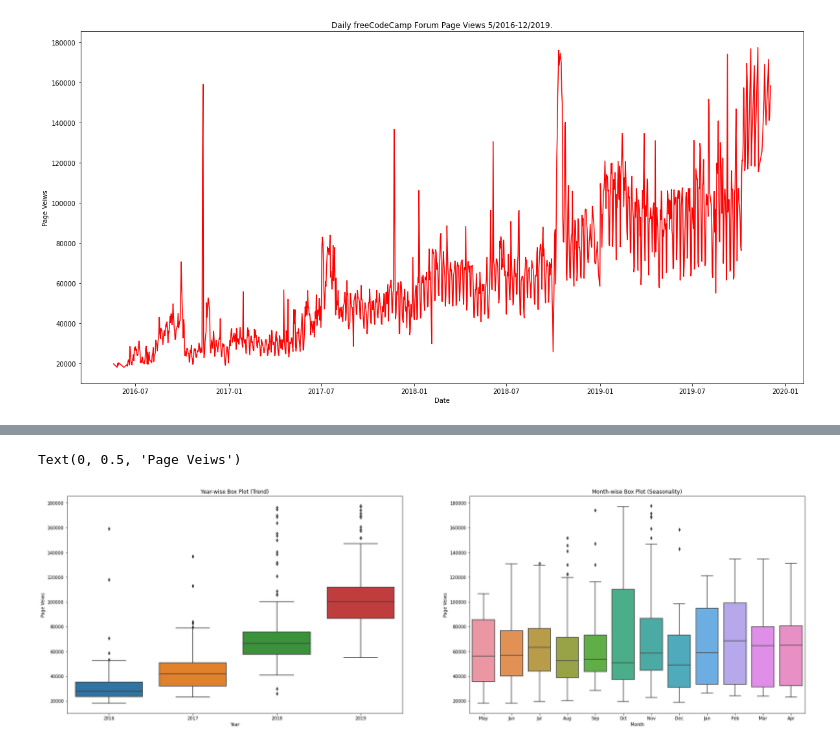
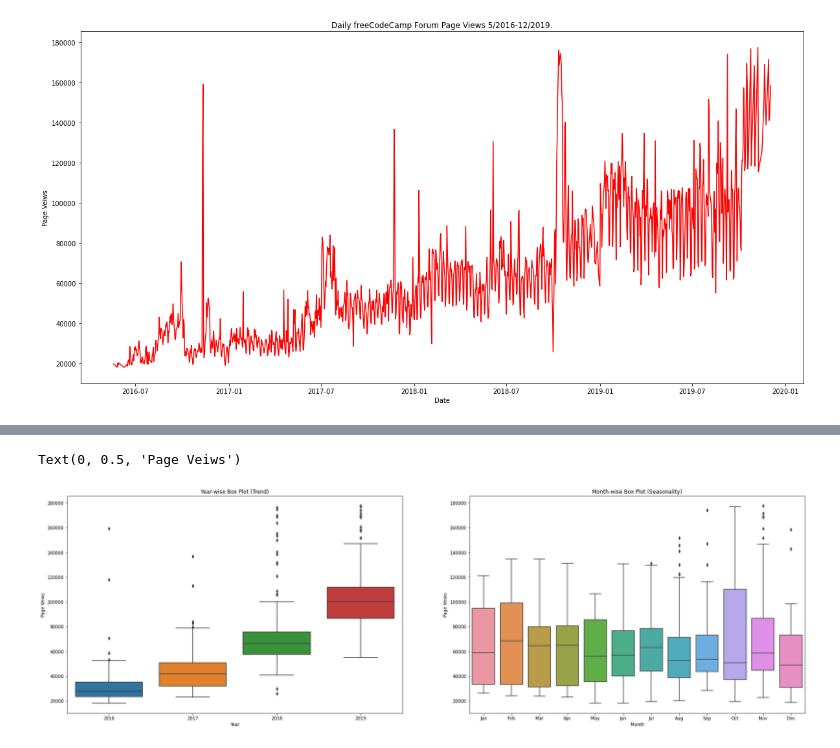
Before and after one commit to Batman2002/boilerplate-page-time-view-series-visualizer, a Jupyter notebook: boilerplate_page_time_analyzer.ipynb, the cells around one changed output, grey strips where cells are left out. Drawn from its saved outputs; the diff is of its cells as text; code cells hidden in the pictures.

```diff
--- a/boilerplate_page_time_analyzer.ipynb
+++ b/boilerplate_page_time_analyzer.ipynb
@@ -78,19 +78,22 @@ sns.catplot(data=df2,x='Year',y='Average Page Veiws',hue='month',kind='bar')
 # %%
 df_box = df.copy()
 df_box.reset_index(inplace=True)
 df_box['year'] = [d.year for d in df_box.date]
 df_box['month'] = [d.strftime('%b') for d in df_box.date]
+months= {'Jan':1,'Feb':2,'Mar':3, 'Apr':4, 'May':5, 'Jun':6, 'Jul':7, 'Aug':8, 'Sep':9, 'Oct':10, 'Nov':11, 'Dec':12}
+df_box=df_box.sort_values('month', key = lambda x : x.apply (lambda x : months[x]))
 plt.rcParams["figure.figsize"] = (30,20)
 plt.subplot(2,2,1)
 plt.title("Year-wise Box Plot (Trend)")
-fig=sns.boxplot(data=df_box,x='year',y='value').figure
+sns.boxplot(data=df_box,x='year',y='value')
 plt.xlabel("Year")
 plt.ylabel("Page Veiws")
 plt.subplot(2,2,2)
 plt.title("Month-wise Box Plot (Seasonality)")
-fig=sns.boxplot(data=df_box,x='month',y='value').figure
+sns.boxplot(data=df_box,x='month',y='value')
 plt.xlabel("Month")
 plt.ylabel("Page Veiws")
+# df_box
 # %% [output]
 Text(0, 0.5, 'Page Veiws')
-[figure, old version]
+[figure, new version]
```
Also changed, not shown: parts of 1 cell of this notebook.
